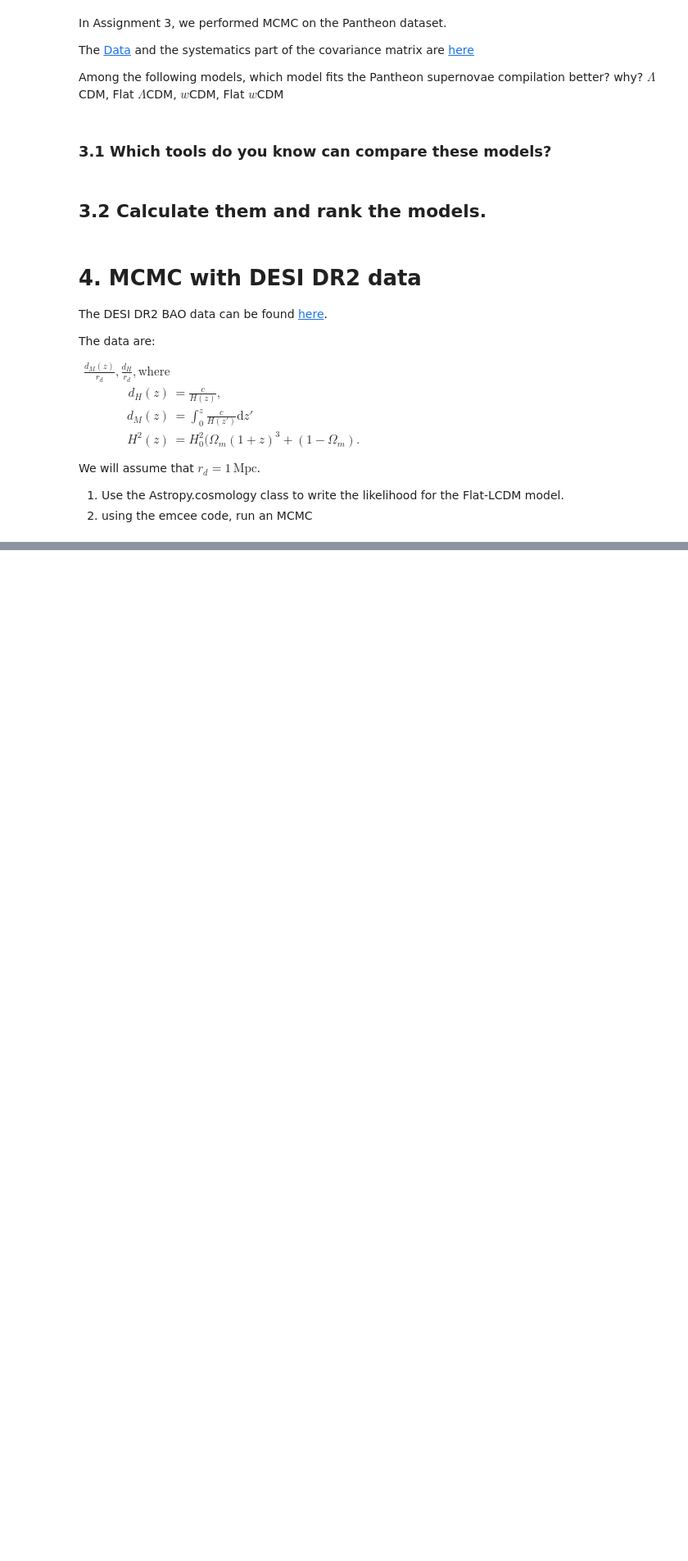
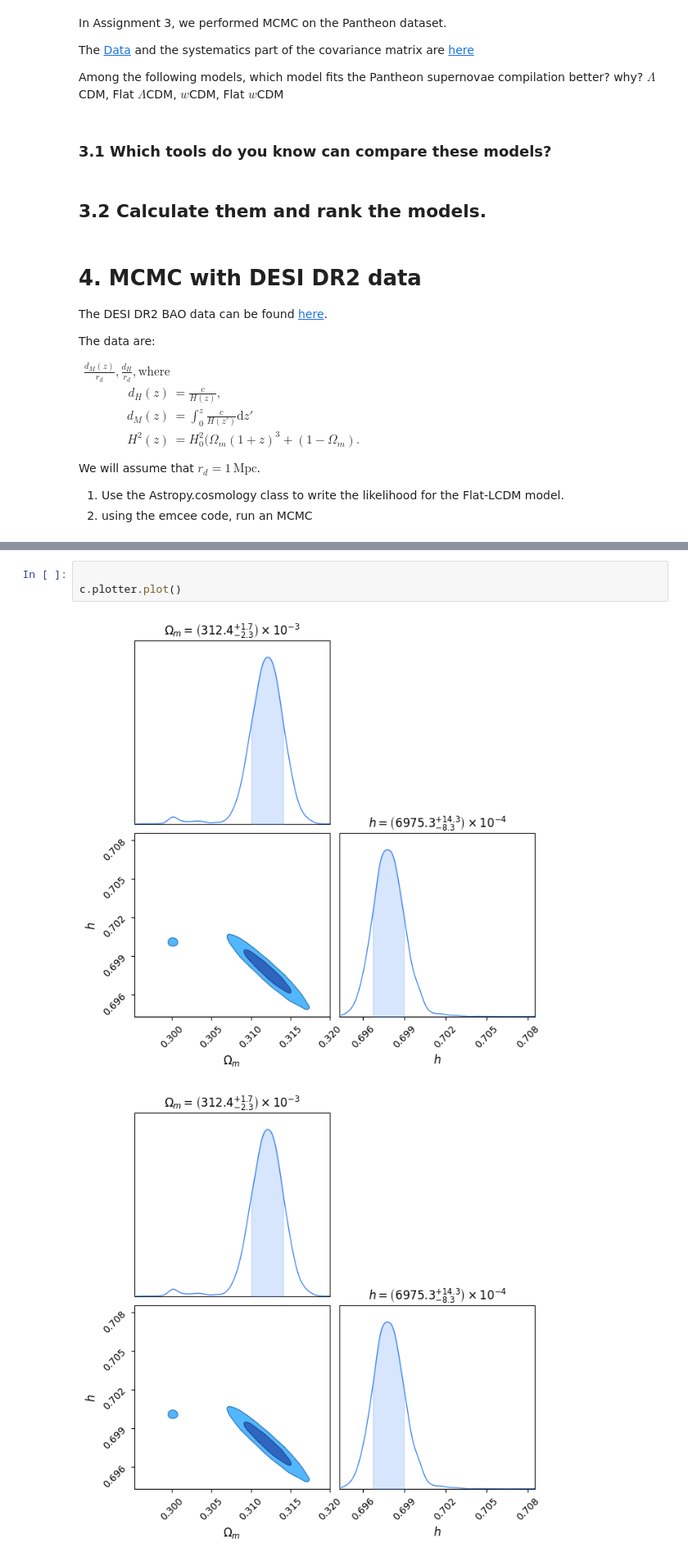
Before and after one commit to blhuillier/2025B_AstroDataAnalysis, a Jupyter notebook: Notebooks/Chap_7_Bayesian_exercise.ipynb, the cells around one changed output, grey strips where cells are left out. Shown at 82% size. Drawn from its saved outputs; the diff is of its cells as text; blank space fills up the shorter version.

```diff
--- a/Notebooks/Chap_7_Bayesian_exercise.ipynb
+++ b/Notebooks/Chap_7_Bayesian_exercise.ipynb
@@ -192,0 +319,6 @@ UnitConversionError: Can only apply 'subtract' function to dimensionless quantit
+# %%
+
+c.plotter.plot()
+# %% [output]
+[figure, added]
+[figure, added]
```
Also changed, not shown: parts of 19 cells of this notebook.
